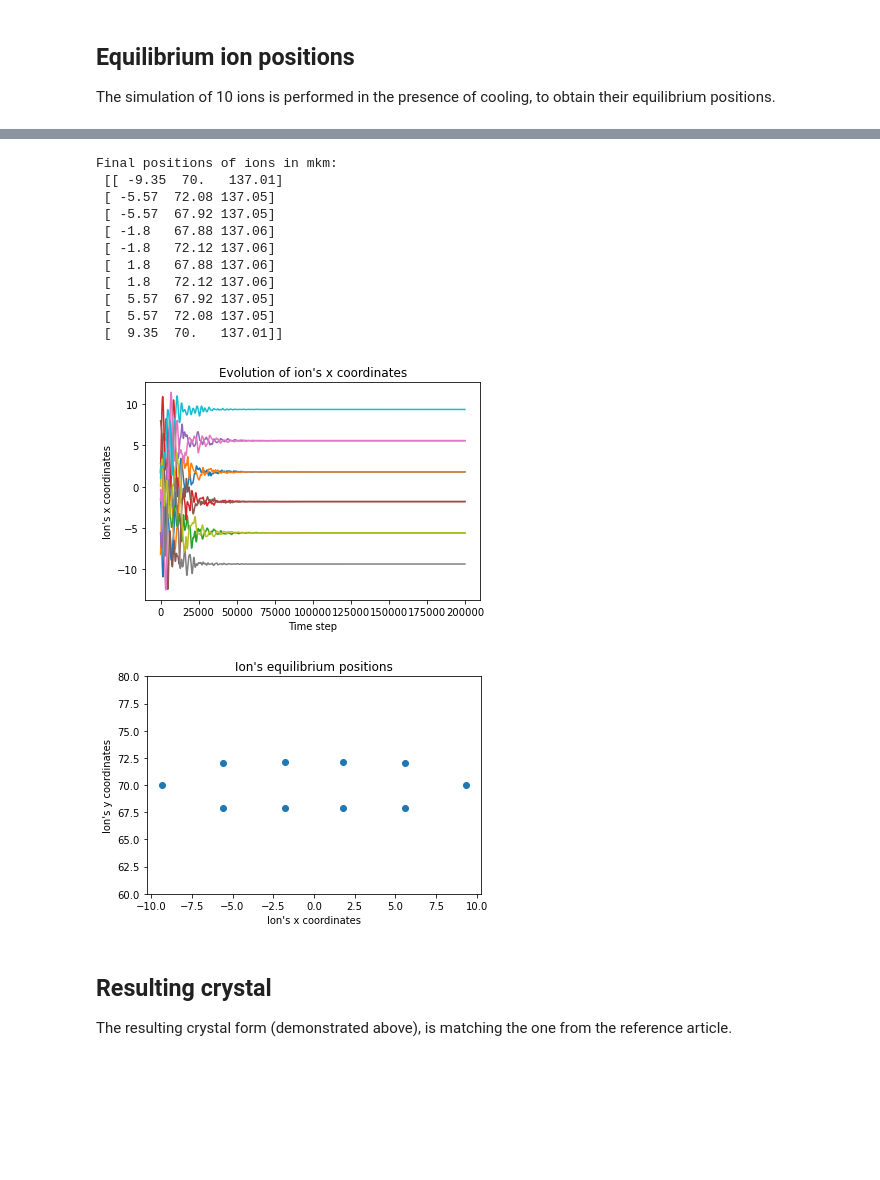
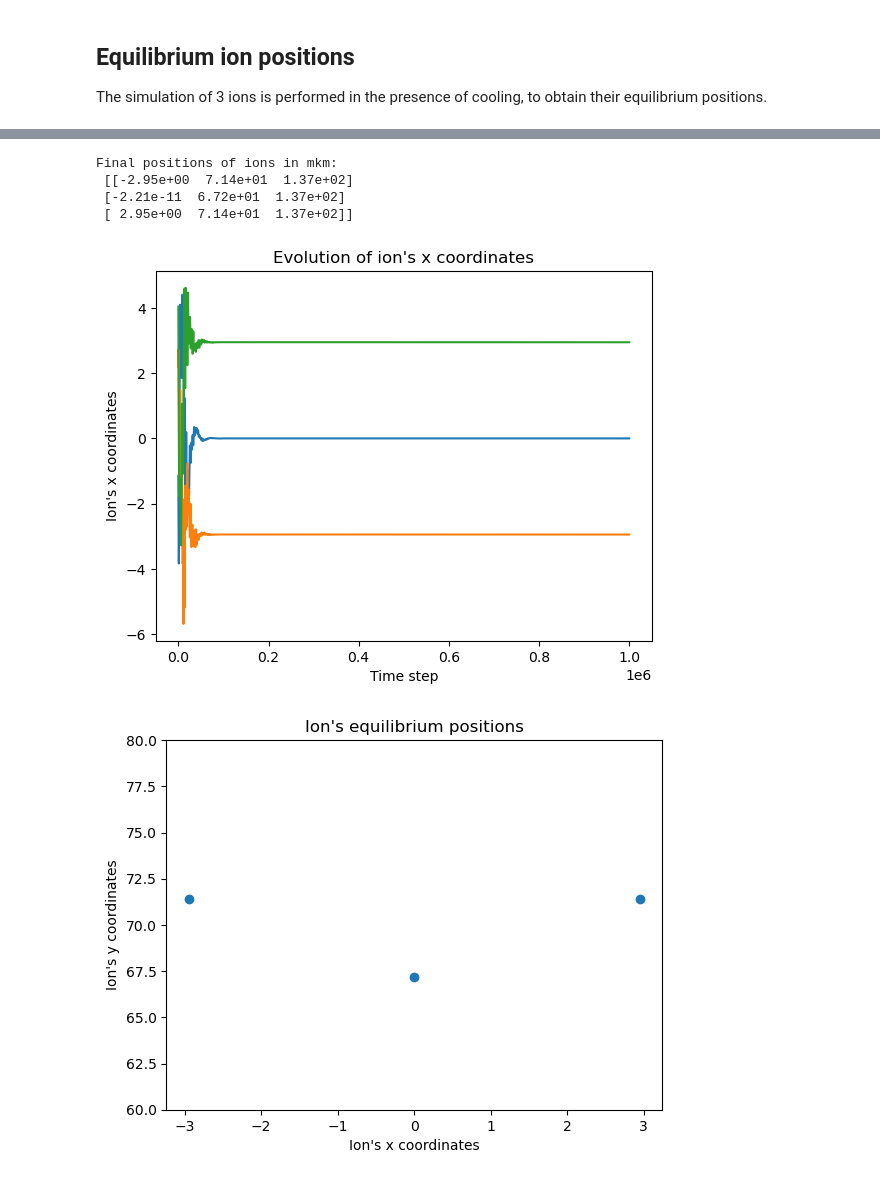
Before and after one commit to underforestaaa/Sion, a Jupyter notebook: examples/2D_crystal_modes.ipynb, the cells around one changed output, grey strips where cells are left out. Saved outputs shown, nothing was run; the diff lists cells and outputs as text; code cells hidden in the pictures; blank space fills up the shorter version.

```diff
--- a/examples/2D_crystal_modes.ipynb
+++ b/examples/2D_crystal_modes.ipynb
@@ -20,7 +27,7 @@ Trap with the requested anisotropy parameter.
 # %%
 # Global definition of trap parameters.
 L = 1e-6 # length scale
-Vrf = 199.3 # RF peak voltage in V
+Vrf = 155 # RF peak voltage in V
 mass = 40*ct.atomic_mass # ion mass
 Z = 1*ct.elementary_charge # ion charge
 Omega = 2*np.pi*43e6 # RF frequency in rad/s
@@ -47,11 +54,12 @@ plot = 1
 elec, Numb, sist = sn.FiveWireTrap(Urf, DCtop ,DCbottom, cwidth, clength, boardwidth, rftop, rflength, rfbottom, patternTop, patternBot, getCoordinate, gapped, cheight, cmax, plot)
 
 x0 = L*np.array(sist.minimum((0., 2, 3), axis=(0, 1, 2), coord=np.identity(3), method="Newton-CG"))
-u_set = np.array([0, 15, -15, 15, 15, -15, 15, 1.40251])
+print(x0)
+u_set = np.array([0, 15, -15, 15, 15, -15, 15, 1.4])
 # routine to find secular frequencies in minimum point
 with sist.with_voltages(dcs=u_set, rfs=None):
     # Check if the minimum was shifted
-    x = sist.minimum((0., 90, 120), axis=(0, 1, 2), coord=np.identity(3), method="Newton-CG")
+    x = sist.minimum((0., 70, 120), axis=(0, 1, 2), coord=np.identity(3), method="Newton-CG")
     print('Potential minimum: (%.3g, %.3g, %.3g) mkm' % (x[0], x[1], x[2]))
 
     # Get trap frequencies
@@ -64,4 +72,11 @@ with sist.with_voltages(dcs=u_set, rfs=None):
         print("secular frequencies not found")
 print("Anisotropy parameter: %.3g" % (omega_sec[0]**2/omega_sec[1]**2))
 omega_sec *=1e6
+x0 = x*1e-6
+
+with sist.with_voltages(dcs = u_set, rfs = None):
+    scales = sn.anharmonics(sist, [x], 1, L)
+
+scales = scales[0]
+print('Anharmonic scale length in y-direction\nl2 =', scales[0], '\nl3 =', scales[1], '\nl4 =', scales[2])
 # %% [output]
@@ -75,10 +95,10 @@ Anisotropy parameter: 0.248
 # %% [markdown]
 ## Equilibrium ion positions
 
-The simulation of 10 ions is performed in the presence of cooling, to obtain their equilibrium positions.
+The simulation of 3 ions is performed in the presence of cooling, to obtain their equilibrium positions.
 # %%
 
-ion_number = 10
+ion_number = 3
 x0 = x*1e-6
 
 """Simulation"""
@@ -105,11 +125,11 @@ s.append(pl.thermalvelocities(5, False))
 s.append(pl.langevinbath(0, 1e-6))
 
 #files with simulation information
-s.append(pl.dump('2Dpositions_eq.txt', variables=['x', 'y', 'z'], steps=10))
-s.append(pl.evolve(2e5))
+s.append(pl.dump('2Dpositions3_eq.txt', variables=['x', 'y', 'z'], steps=10))
+s.append(pl.evolve(1e6))
 s.execute()
 
-_, data = pl.readdump('2Dpositions_eq.txt')
+_, data = pl.readdump('2Dpositions3_eq.txt')
 data *= 1e6
 
 final_x = data[-1, :, 0]
@@ -164,18 +184,7 @@ Total wall time: 0:25:10
 Saving attributes to 2d_crystal_modes.h5
 Final positions of ions in mkm:
- [[ -9.35  70.   137.01]
- [ -5.57  72.08 137.05]
- [ -5.57  67.92 137.05]
- [ -1.8   67.88 137.06]
- [ -1.8   72.12 137.06]
- [  1.8   67.88 137.06]
- [  1.8   72.12 137.06]
- [  5.57  67.92 137.05]
- [  5.57  72.08 137.05]
- [  9.35  70.   137.01]]
+ [[-2.95e+00  7.14e+01  1.37e+02]
+ [-2.21e-11  6.72e+01  1.37e+02]
+ [ 2.95e+00  7.14e+01  1.37e+02]]
-[figure, old version]
+[figure, new version]
-[figure, old version]
+[figure, new version]
-# %% [markdown]
-## Resulting crystal
-
-The resulting crystal form (demonstrated above), is matching the one from the reference article.
```
Also changed, not shown: parts of 17 cells of this notebook, 2 other files.
